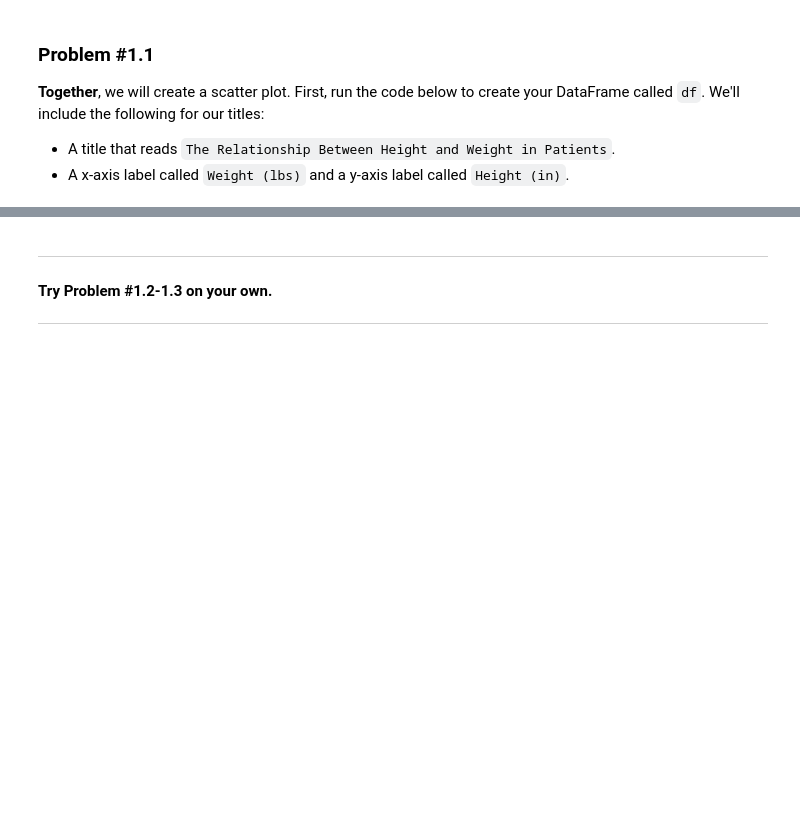
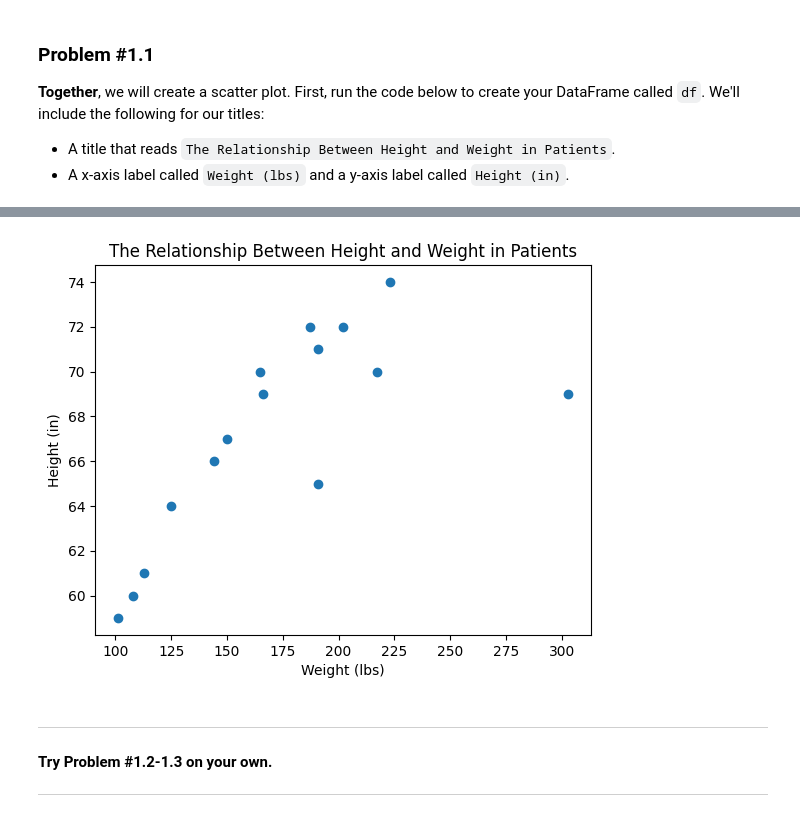
Before and after one commit to shohd614/-notebook, a Jupyter notebook: Copy_of_DSRP_Lab_Day_3_Lab_Notebook_[STUDENT].ipynb, the cells around one changed output, grey strips where cells are left out. Drawn from its saved outputs; the diff is of its cells as text; code cells hidden in the pictures; blank space fills up the shorter version.

```diff
--- a/Copy_of_DSRP_Lab_Day_3_Lab_Notebook_[STUDENT].ipynb
+++ b/Copy_of_DSRP_Lab_Day_3_Lab_Notebook_[STUDENT].ipynb
@@ -113,9 +128,11 @@ NameError: name 'pd' is not defined
 # %%
-plt.scatter(# COMPLETE THIS LINE
-plt.title(# COMPLETE THIS LINE
-plt.xlabel(# COMPLETE THIS LINE
-plt.ylabel(# COMPLETE THIS LINE
+plt.scatter(df["Weight"], df ["Height (in)"]) # COMPLETE THIS LINE
+plt.title("The Relationship Between Height and Weight in Patients")# COMPLETE THIS LINE
+plt.xlabel("Weight (lbs)")# COMPLETE THIS LINE
+plt.ylabel("Height (in)")# COMPLETE THIS LINE
 plt.show()
+# %% [output]
+[figure, added]
 # %% [markdown]
 ---
 #### **Try Problem #1.2-1.3 on your own.**
```
Also changed, not shown: parts of 32 cells of this notebook.
